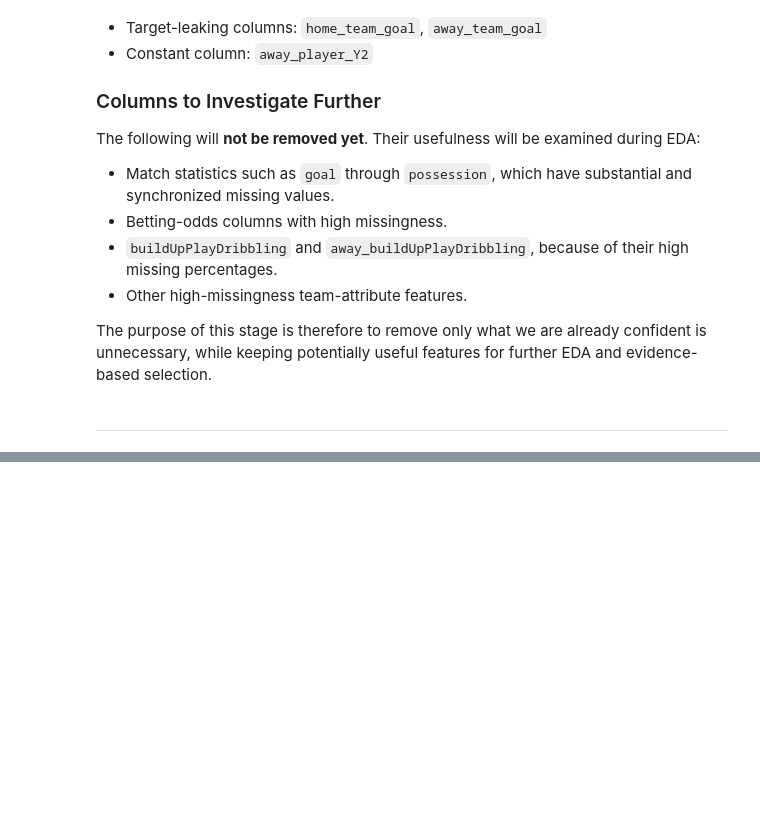
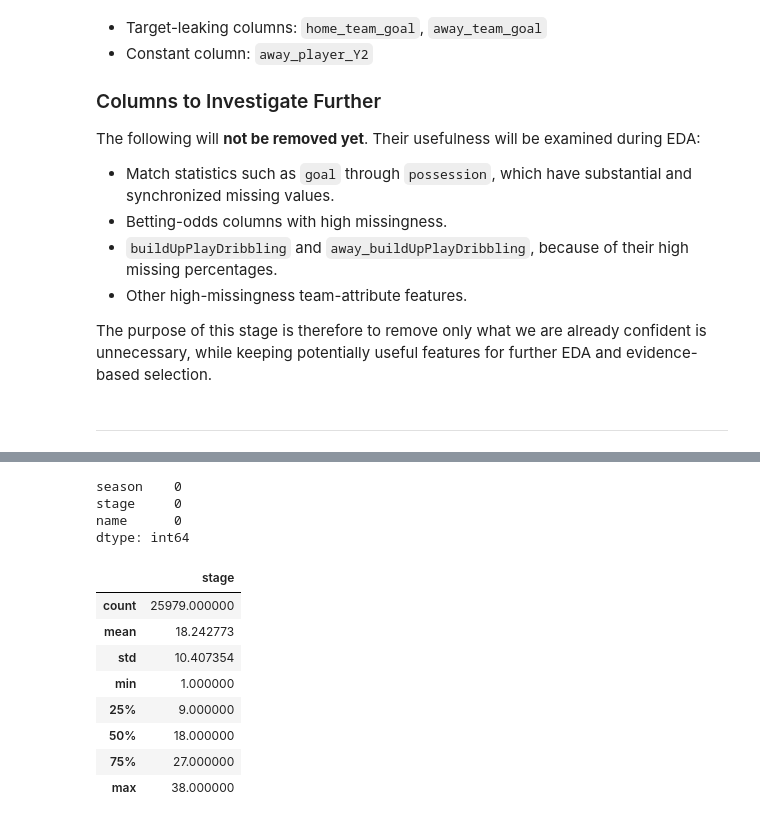
Before and after one commit to Aalli-Talpur/football-match-outcome-prediction, a Jupyter notebook: Notebook/02_Joined_Data_EDA.ipynb, the cells around one changed output, grey strips where cells are left out. Cells and saved outputs as stored; diff of their text form; code cells hidden in the pictures; blank space fills up the shorter version.

```diff
--- a/Notebook/02_Joined_Data_EDA.ipynb
+++ b/Notebook/02_Joined_Data_EDA.ipynb
@@ -181,0 +248,19 @@ further EDA and evidence-based selection.
+# %%
+group1.isna().sum()
+# %% [output]
+season    0
+stage     0
+name      0
+dtype: int64
+# %%
+group1.describe()
+# %% [output]
+|  | stage |
+| count | 25979.000000 |
+| mean | 18.242773 |
+| std | 10.407354 |
+| min | 1.000000 |
+| 25% | 9.000000 |
+| 50% | 18.000000 |
+| 75% | 27.000000 |
+| max | 38.000000 |
```
Also changed, not shown: parts of 12 cells of this notebook.
